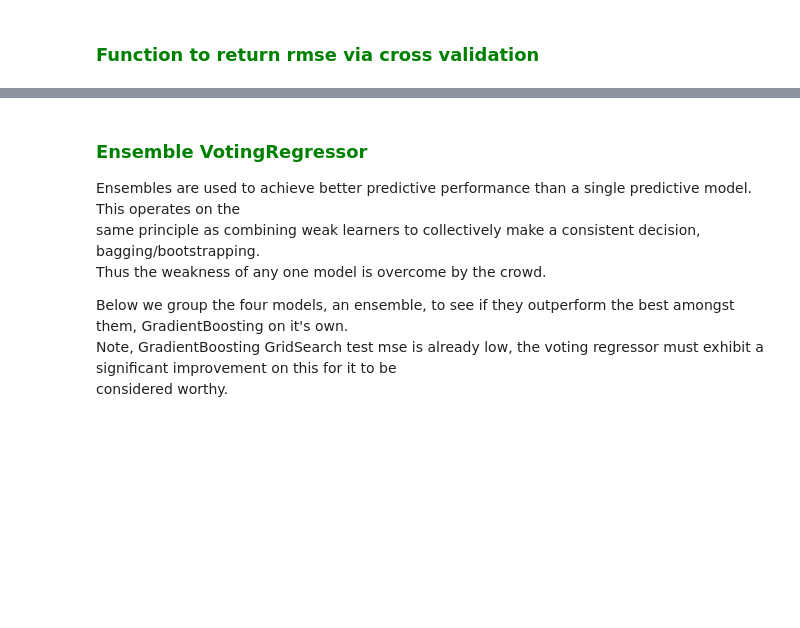
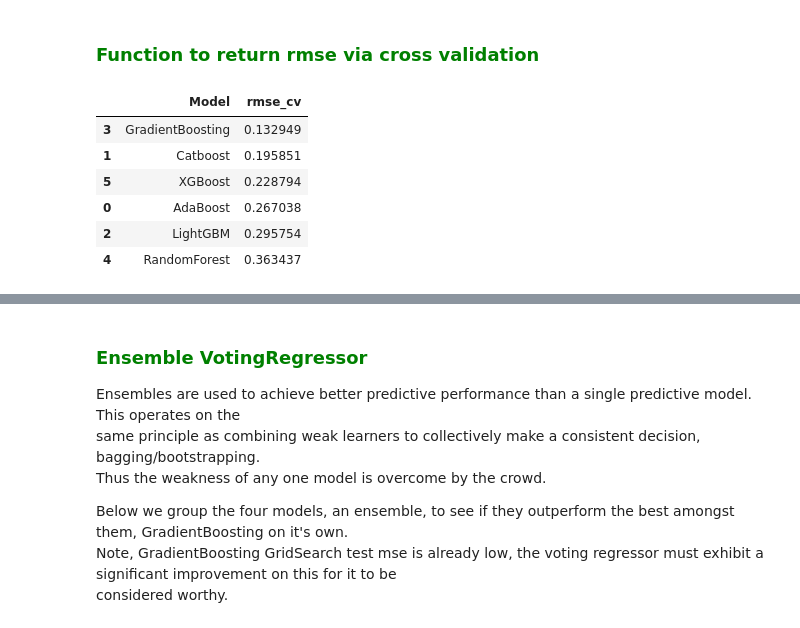
Before and after one commit to ManunEbo/Home-Shopping-ML, a Jupyter notebook: 5. Modelling/Regressor model 16082023-V1.1.ipynb, the cells around one changed output, grey strips where cells are left out. Saved outputs shown, nothing was run; the diff lists cells and outputs as text; code cells hidden in the pictures; blank space fills up the shorter version.

Commit message:
Completed classifier model re-run and started evaluation plus minor change in regressor model

```diff
--- a/5. Modelling/Regressor model 16082023-V1.1.ipynb
+++ b/5. Modelling/Regressor model 16082023-V1.1.ipynb
@@ -295,0 +350,27 @@ def rmse_cv(model,X,y):
+# %%
+key_model_params = []
+
+for key in keys:
+    string = []
+
+    rmse = rmse_cv(models_list[key],X_train, y_train)
+
+    string.append(key)
+    string.append(rmse.mean())
+
+    key_model_params.append(string)
+# %%
+Cv_10_regressor = pd.DataFrame(key_model_params,
+                                columns =['Model',
+                                          'rmse_cv'])
+
+Cv_10_regressor.sort_values(by=['rmse_cv'],
+                                  ascending=True)
+# %% [output]
+|  | Model | rmse_cv |
+| 3 | GradientBoosting | 0.132949 |
+| 1 | Catboost | 0.195851 |
+| 5 | XGBoost | 0.228794 |
+| 0 | AdaBoost | 0.267038 |
+| 2 | LightGBM | 0.295754 |
+| 4 | RandomForest | 0.363437 |
```
Also changed, not shown: parts of 25 cells of this notebook, 12 other files.
